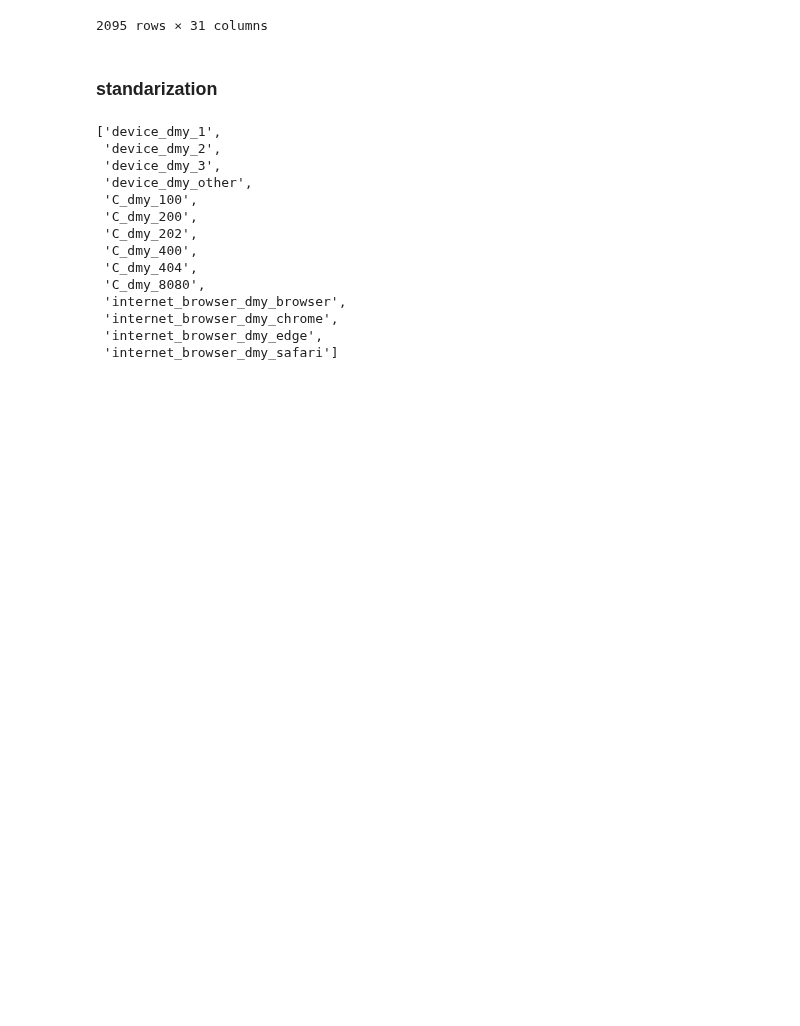
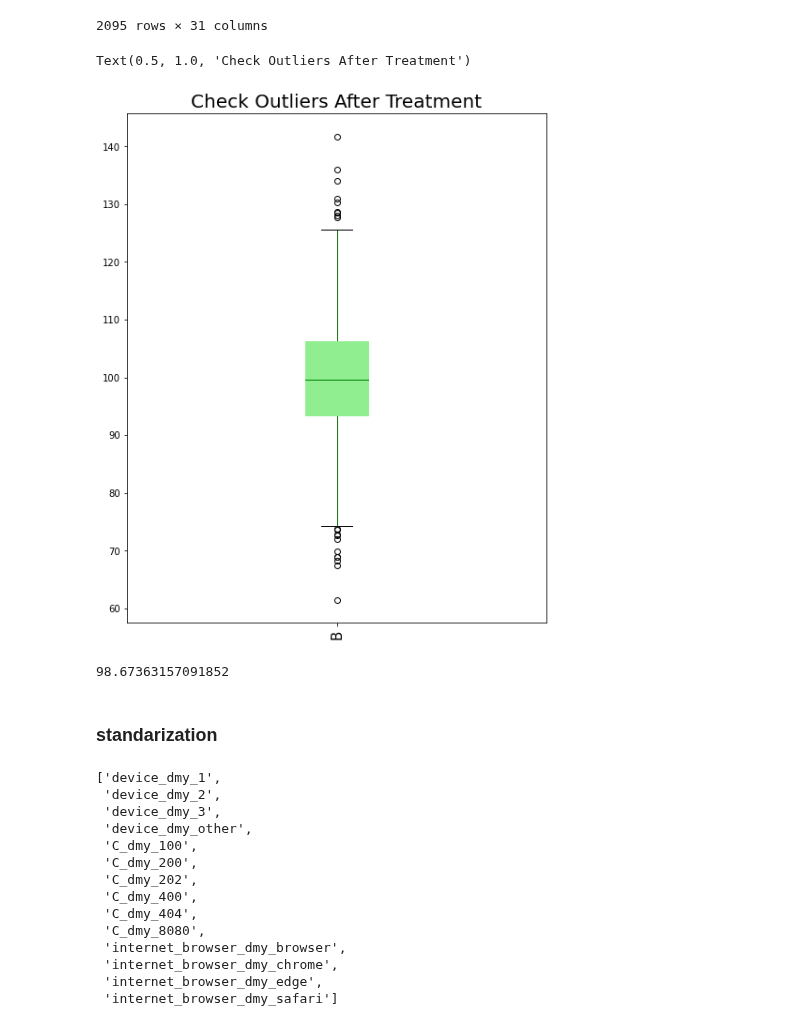
Before and after one commit to MrPupik/INTO_TO_ML, a Jupyter notebook: project/amit_nb.ipynb, the cells around one changed output. Saved outputs shown, nothing was run; the diff lists cells and outputs as text; code cells hidden in the pictures; blank space fills up the shorter version.

```diff
--- a/project/amit_nb.ipynb
+++ b/project/amit_nb.ipynb
@@ -733,6 +733,20 @@ X_train
 | 9256 | 7.0 | 104.450000 | 0.00000 | 0.00 | 63.000000 | ... |
 | 8787 | 1.0 | 11.000000 | 0.50199 | 47.75 | 25.000000 | ... |
 2095 rows × 31 columns
+# %%
+
+numeric_df= pd.DataFrame(X_train.B)
+props = dict(boxes="lightgreen", whiskers="darkgreen", medians="Green", caps="black")
+plt_box = numeric_df.plot.box(color=props, patch_artist=True,figsize=(8,10))
+plt.xticks(rotation = 'vertical',size = 15)
+plt_box.set_title('Check Outliers After Treatment',size = 20)
+# %% [output]
+Text(0.5, 1.0, 'Check Outliers After Treatment')
+[figure, added]
+# %%
+X_train.B.var()
+# %% [output]
+98.67363157091852
 # %% [markdown]
 ### standarization
 # %%
```
Also changed, not shown: parts of 5 cells of this notebook.
